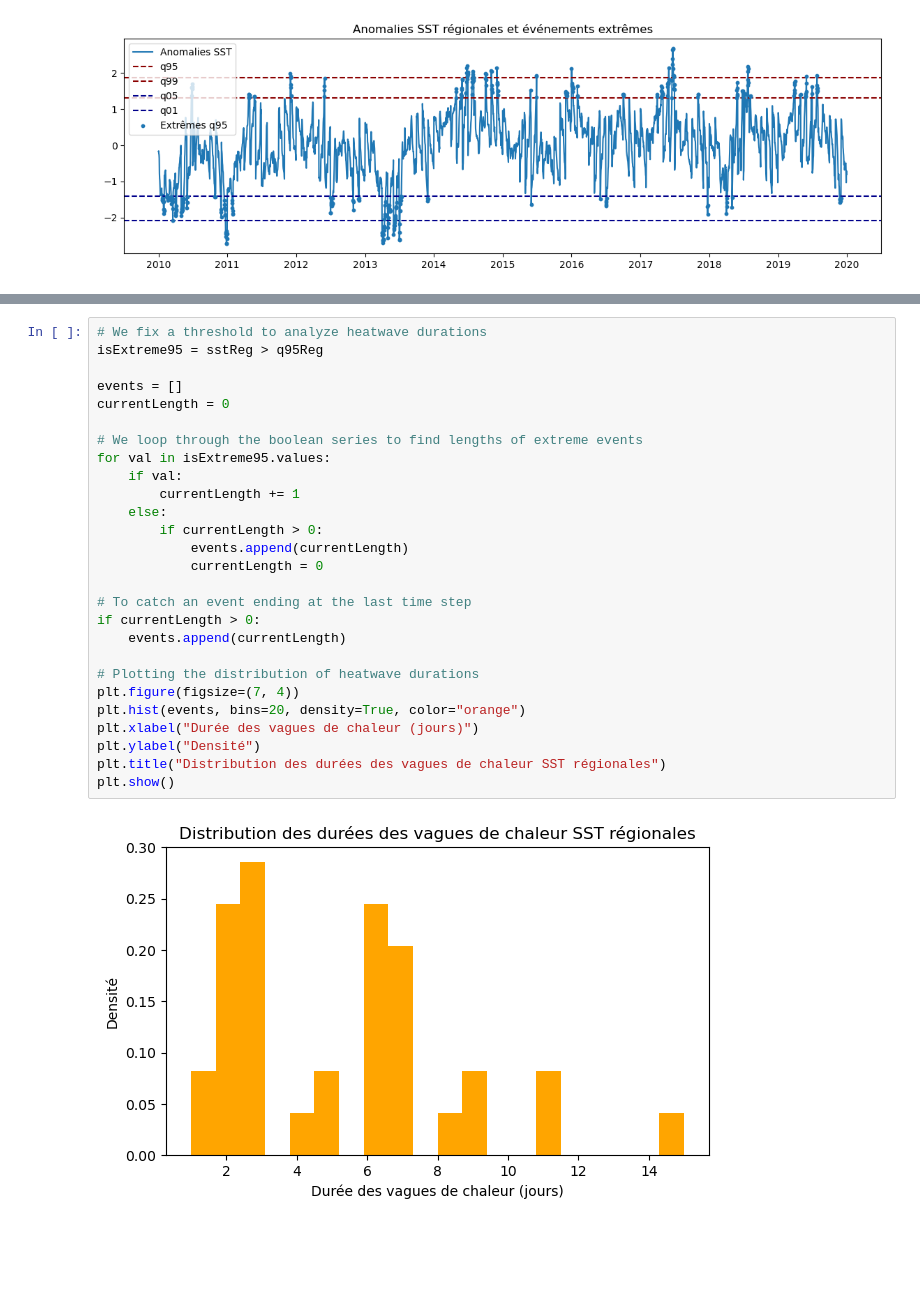
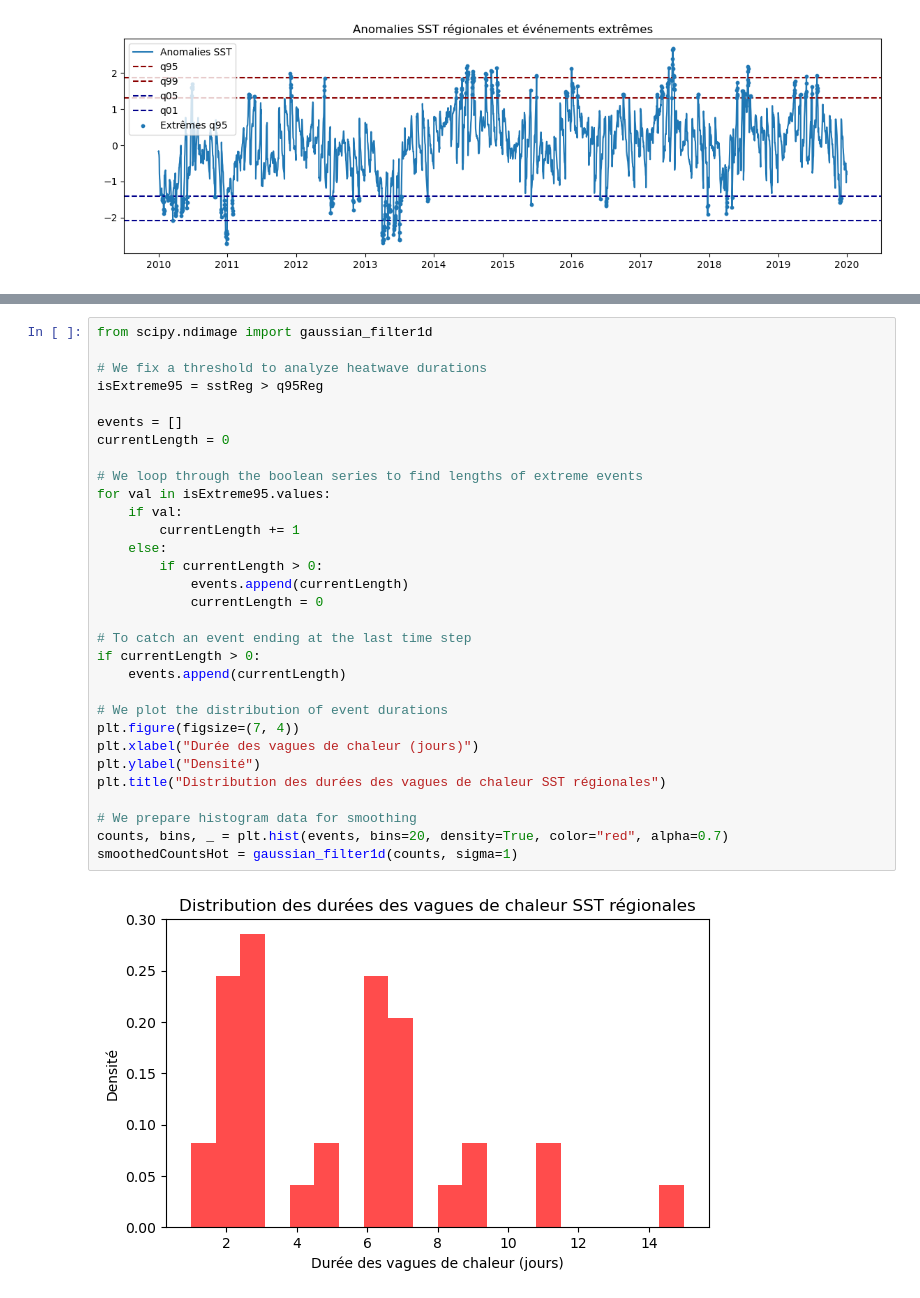
Before and after one commit to mkkuu/EnglishChannelSSTSciML, a Jupyter notebook: notebooks/statisticalAnalysis/11extremesAnalysis.ipynb, the cells around one changed output, grey strips where cells are left out. Cells and saved outputs as stored; diff of their text form; blank space fills up the shorter version.

```diff
--- a/notebooks/statisticalAnalysis/11extremesAnalysis.ipynb
+++ b/notebooks/statisticalAnalysis/11extremesAnalysis.ipynb
@@ -248,30 +410,34 @@ La figure nous montre la persistance, la non-linéarité et la dépendance tempo
 # %%
+from scipy.ndimage import gaussian_filter1d
+
 # We fix a threshold to analyze heatwave durations
 isExtreme95 = sstReg > q95Reg
 
 events = []
 currentLength = 0
 
 # We loop through the boolean series to find lengths of extreme events
 for val in isExtreme95.values:
     if val:
         currentLength += 1
     else:
         if currentLength > 0:
             events.append(currentLength)
             currentLength = 0
 
 # To catch an event ending at the last time step
 if currentLength > 0:
     events.append(currentLength)
 
-# Plotting the distribution of heatwave durations
+# We plot the distribution of event durations
 plt.figure(figsize=(7, 4))
-plt.hist(events, bins=20, density=True, color="orange")
 plt.xlabel("Durée des vagues de chaleur (jours)")
 plt.ylabel("Densité")
 plt.title("Distribution des durées des vagues de chaleur SST régionales")
-plt.show()
+
+# We prepare histogram data for smoothing
+counts, bins, _ = plt.hist(events, bins=20, density=True, color="red", alpha=0.7)
+smoothedCountsHot = gaussian_filter1d(counts, sigma=1)
 # %% [output]
-[figure, old version]
+[figure, new version]
 # %% [markdown]
```
Also changed, not shown: parts of 15 cells of this notebook.
